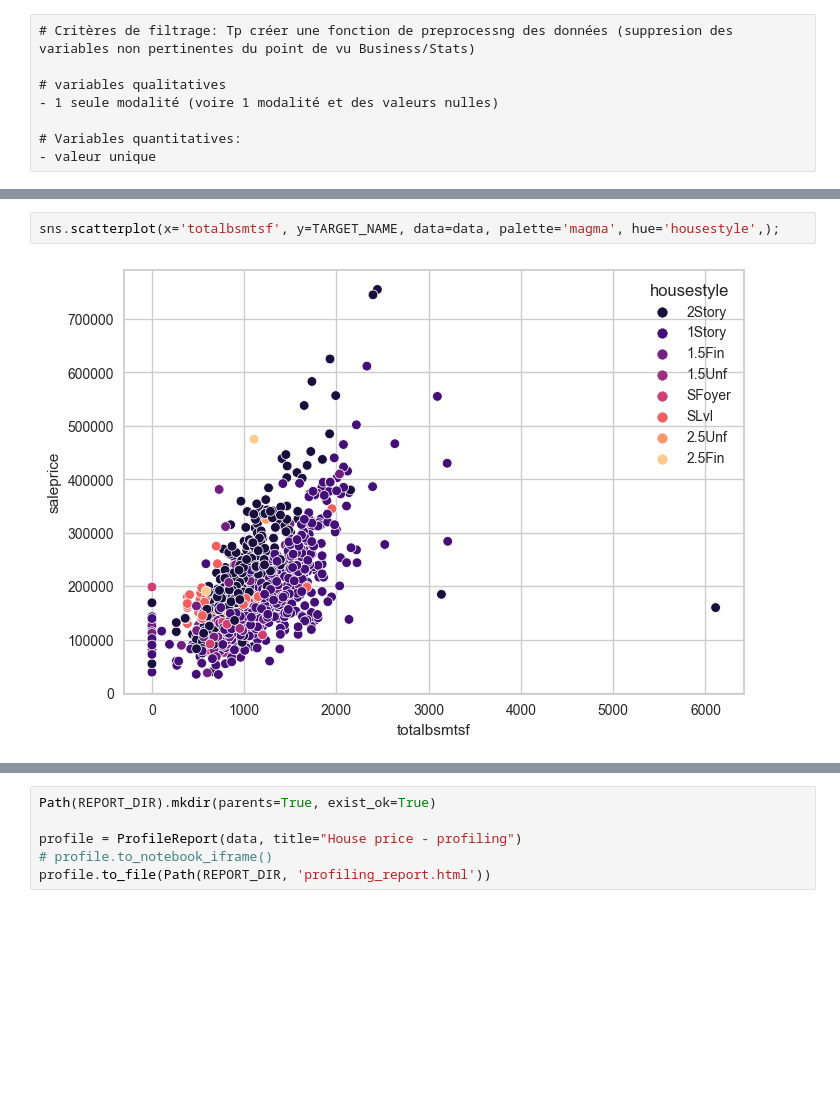
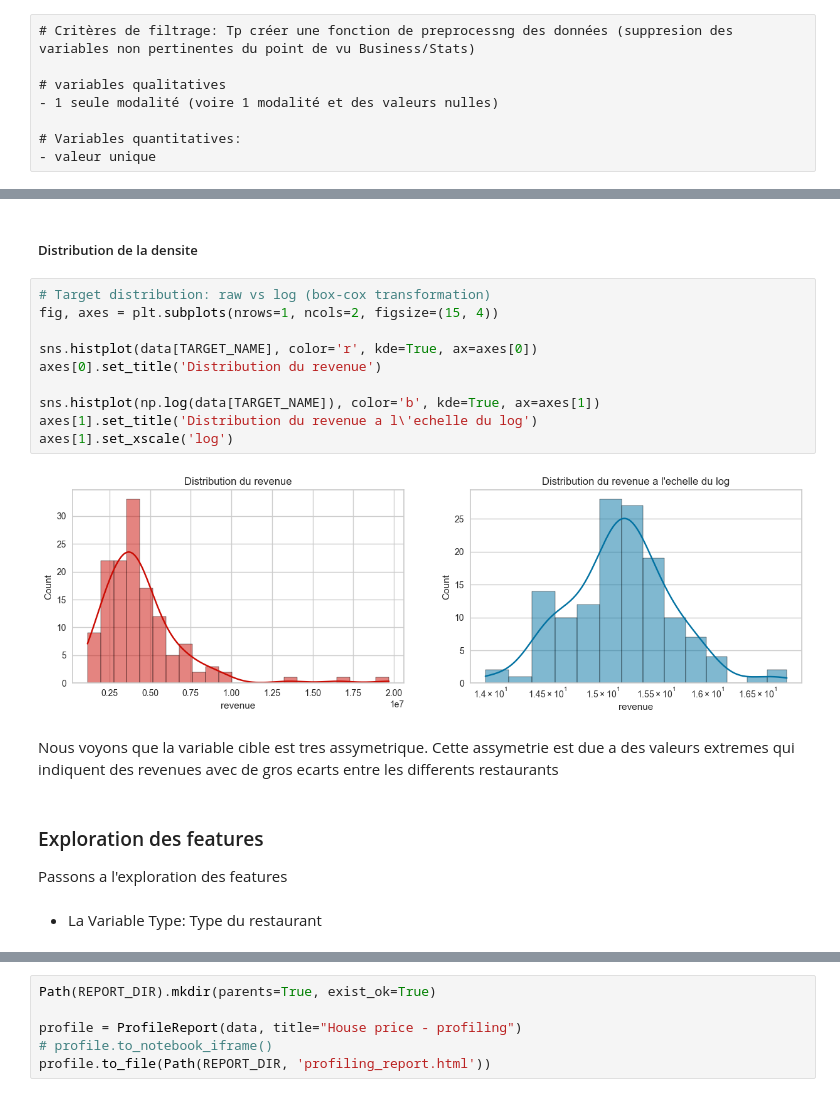
Before and after one commit to BlackRock2308/mlops-project-dic3, a Jupyter notebook: notebooks/restaurant_prediction_001.ipynb, the cells around one changed output, grey strips where cells are left out. Cells and saved outputs as stored; diff of their text form; blank space fills up the shorter version.

Commit message:
data exploration and transformation

```diff
--- a/notebooks/restaurant_prediction_001.ipynb
+++ b/notebooks/restaurant_prediction_001.ipynb
@@ -423,4 +327,22 @@ Requirement already satisfied: pip in /Users/baldita/Downloads/house_price/venv/
-# %%
-sns.scatterplot(x='totalbsmtsf', y=TARGET_NAME, data=data, palette='magma', hue='housestyle',);
-# %% [output]
-[figure, removed]
+# %% [markdown]
+##### Distribution de la densite
+# %%
+# Target distribution: raw vs log (box-cox transformation)
+fig, axes = plt.subplots(nrows=1, ncols=2, figsize=(15, 4))
+
+sns.histplot(data[TARGET_NAME], color='r', kde=True, ax=axes[0])
+axes[0].set_title('Distribution du revenue')
+
+sns.histplot(np.log(data[TARGET_NAME]), color='b', kde=True, ax=axes[1])
+axes[1].set_title('Distribution du revenue a l\'echelle du log')
+axes[1].set_xscale('log')
+# %% [output]
+[figure, added]
+# %% [markdown]
+Nous voyons que la variable cible est tres assymetrique. Cette assymetrie est due a des valeurs extremes qui indiquent des revenues avec de gros ecarts entre les differents restaurants
+# %% [markdown]
+###     Exploration des features
+
+Passons a l'exploration des features
+# %% [markdown]
+- La Variable Type: Type du restaurant
```
Also changed, not shown: parts of 137 cells of this notebook.
